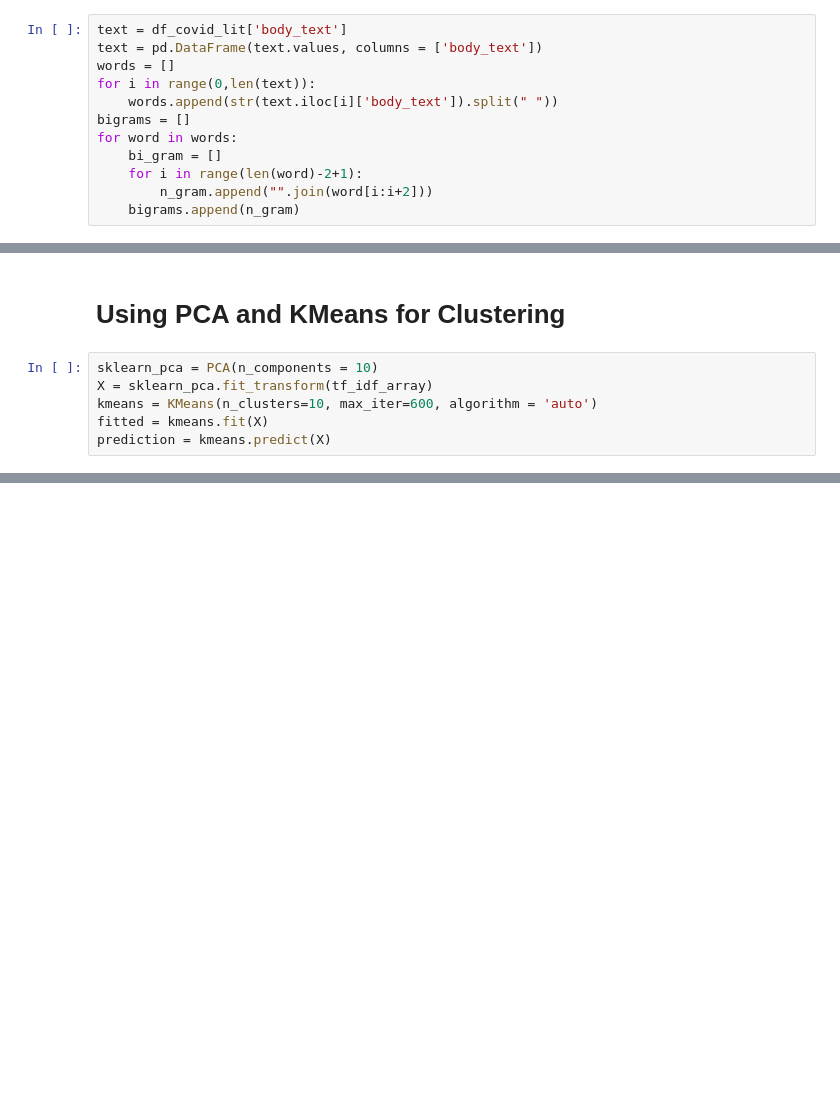
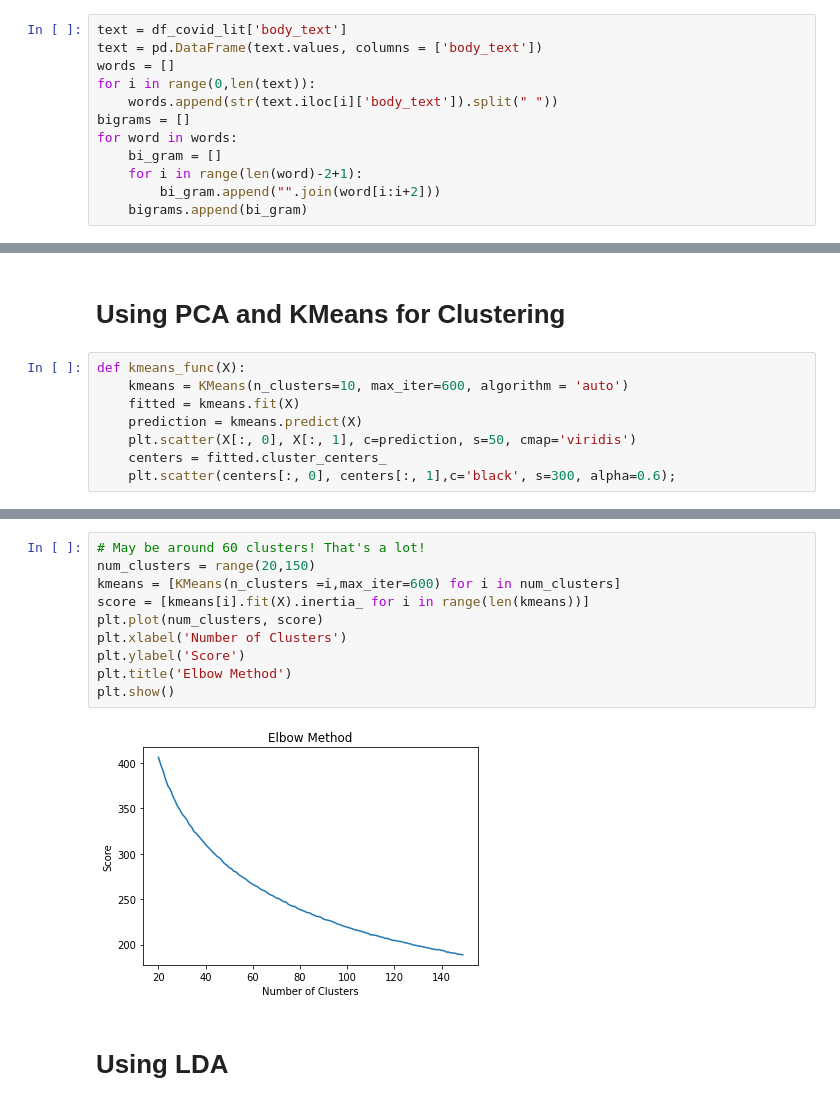
Before and after one commit to scherala/365DaysOfCoding, a Jupyter notebook: Covid/Clustering literature.ipynb, the cells around one changed output, grey strips where cells are left out. Cells and saved outputs as stored; diff of their text form; blank space fills up the shorter version.

```diff
--- a/Covid/Clustering literature.ipynb
+++ b/Covid/Clustering literature.ipynb
@@ -226,8 +237,8 @@ bigrams = []
 for word in words:
     bi_gram = []
     for i in range(len(word)-2+1):
-        n_gram.append("".join(word[i:i+2]))
-    bigrams.append(n_gram)
+        bi_gram.append("".join(word[i:i+2]))
+    bigrams.append(bi_gram)
 # %% [markdown]
 # Using TF-IDF Vectorizer
 # %%
@@ -247,8 +264,10 @@ pd.DataFrame(tf_idf_array, columns=tf_idf_vectorizor.get_feature_names()).head()
 # %% [markdown]
 # Using PCA and KMeans for Clustering
 # %%
-sklearn_pca = PCA(n_components = 10)
-X = sklearn_pca.fit_transform(tf_idf_array)
-kmeans = KMeans(n_clusters=10, max_iter=600, algorithm = 'auto')
-fitted = kmeans.fit(X)
-prediction = kmeans.predict(X)
+def kmeans_func(X):
+    kmeans = KMeans(n_clusters=10, max_iter=600, algorithm = 'auto')
+    fitted = kmeans.fit(X)
+    prediction = kmeans.predict(X)
+    plt.scatter(X[:, 0], X[:, 1], c=prediction, s=50, cmap='viridis')
+    centers = fitted.cluster_centers_
+    plt.scatter(centers[:, 0], centers[:, 1],c='black', s=300, alpha=0.6);
@@ -260,0 +274,14 @@ plt.scatter(centers[:, 0], centers[:, 1],c='black', s=300, alpha=0.6);
+# %%
+# May be around 60 clusters! That's a lot!
+num_clusters = range(20,150)
+kmeans = [KMeans(n_clusters =i,max_iter=600) for i in num_clusters]
+score = [kmeans[i].fit(X).inertia_ for i in range(len(kmeans))]
+plt.plot(num_clusters, score)
+plt.xlabel('Number of Clusters')
+plt.ylabel('Score')
+plt.title('Elbow Method')
+plt.show()
+# %% [output]
+[figure, added]
+# %% [markdown]
+# Using LDA
```
Also changed, not shown: parts of 17 cells of this notebook.
